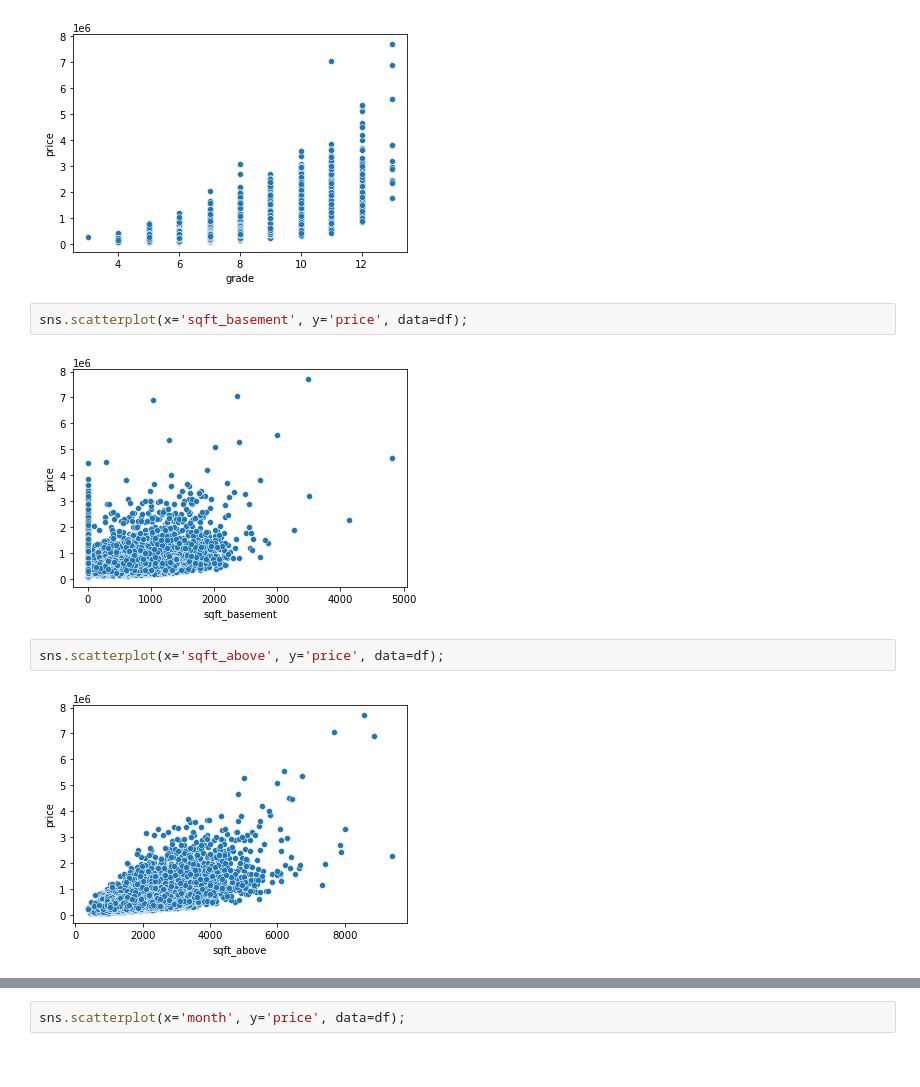
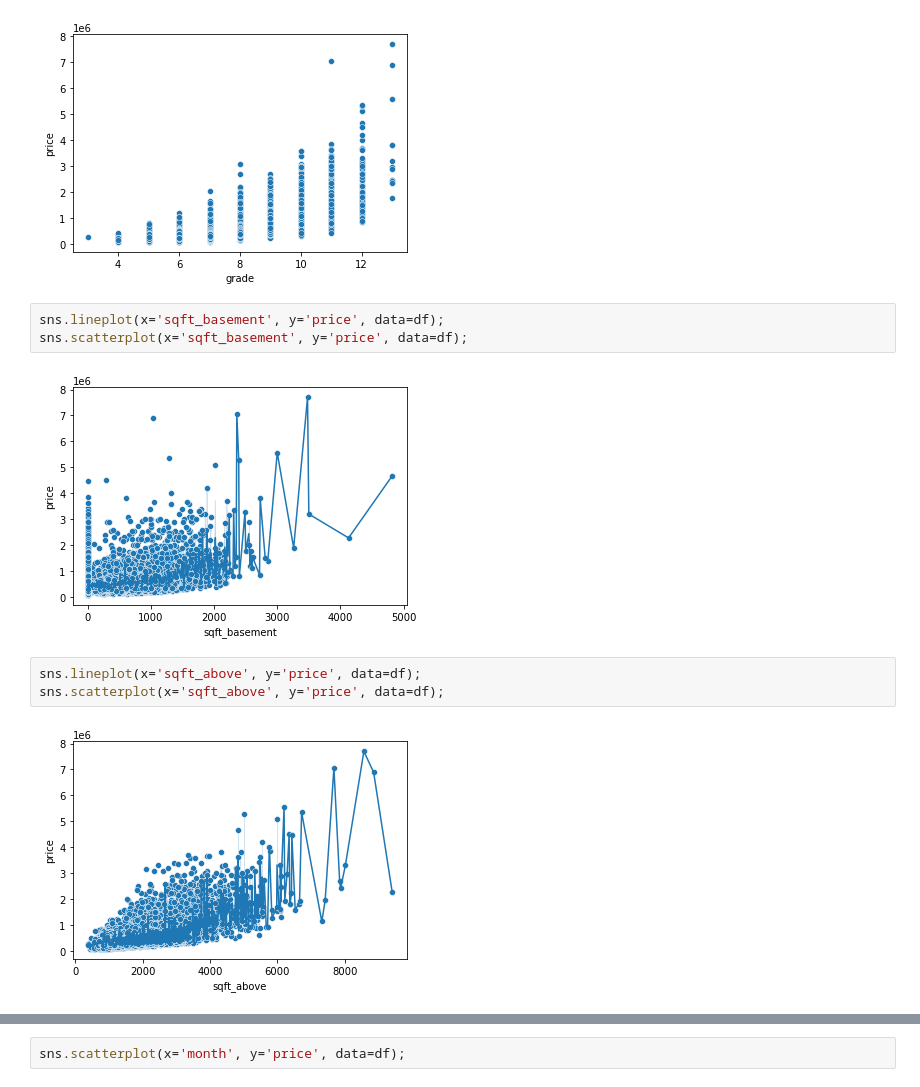
Before and after one commit to Blue723/King_County_House_Sales, a Jupyter notebook: correlations.ipynb, the cells around one changed output, grey strips where cells are left out. Saved outputs shown, nothing was run; the diff lists cells and outputs as text.

```diff
--- a/correlations.ipynb
+++ b/correlations.ipynb
@@ -71,11 +75,13 @@ sns.scatterplot(x='grade', y='price', data=df);
 # %% [output]
 [figure]
 # %%
+sns.lineplot(x='sqft_basement', y='price', data=df);
 sns.scatterplot(x='sqft_basement', y='price', data=df);
 # %% [output]
-[figure, old version]
+[figure, new version]
 # %%
+sns.lineplot(x='sqft_above', y='price', data=df);
 sns.scatterplot(x='sqft_above', y='price', data=df);
 # %% [output]
-[figure, old version]
+[figure, new version]
 # %%
```
Also changed, not shown: parts of 6 cells of this notebook.
